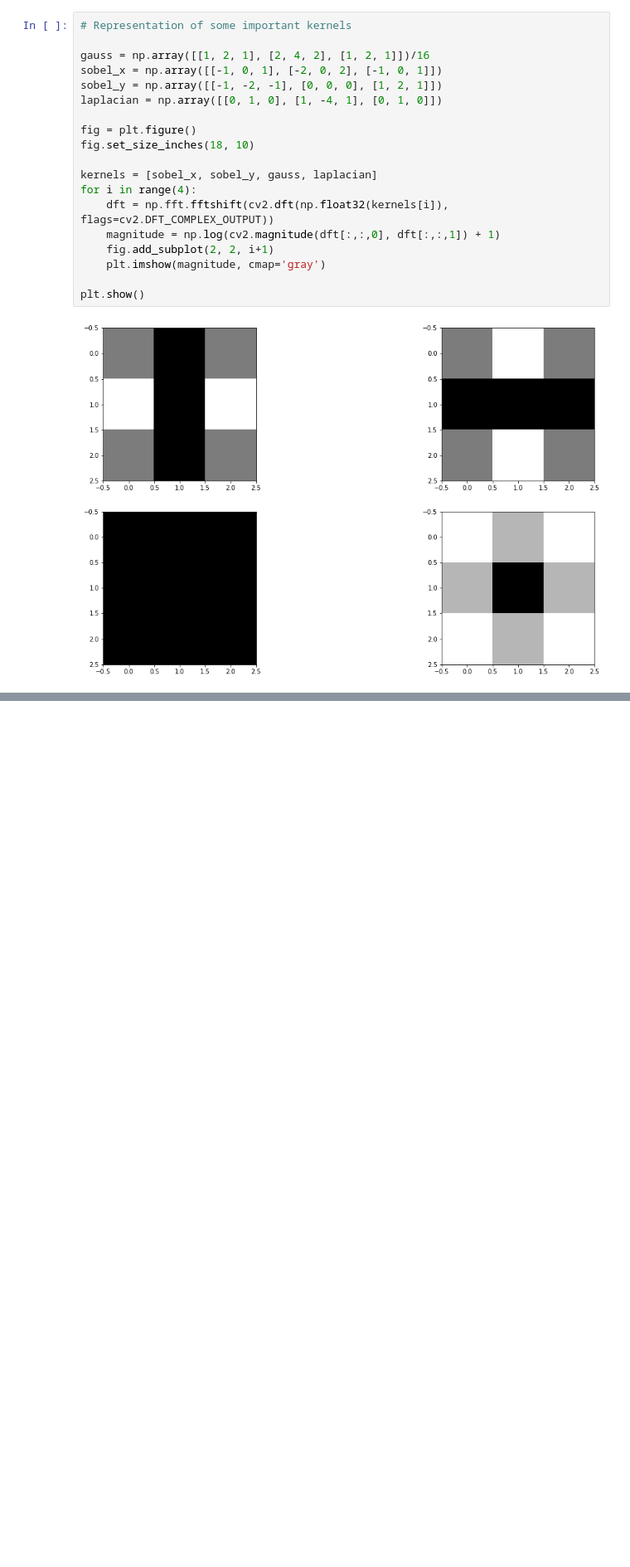
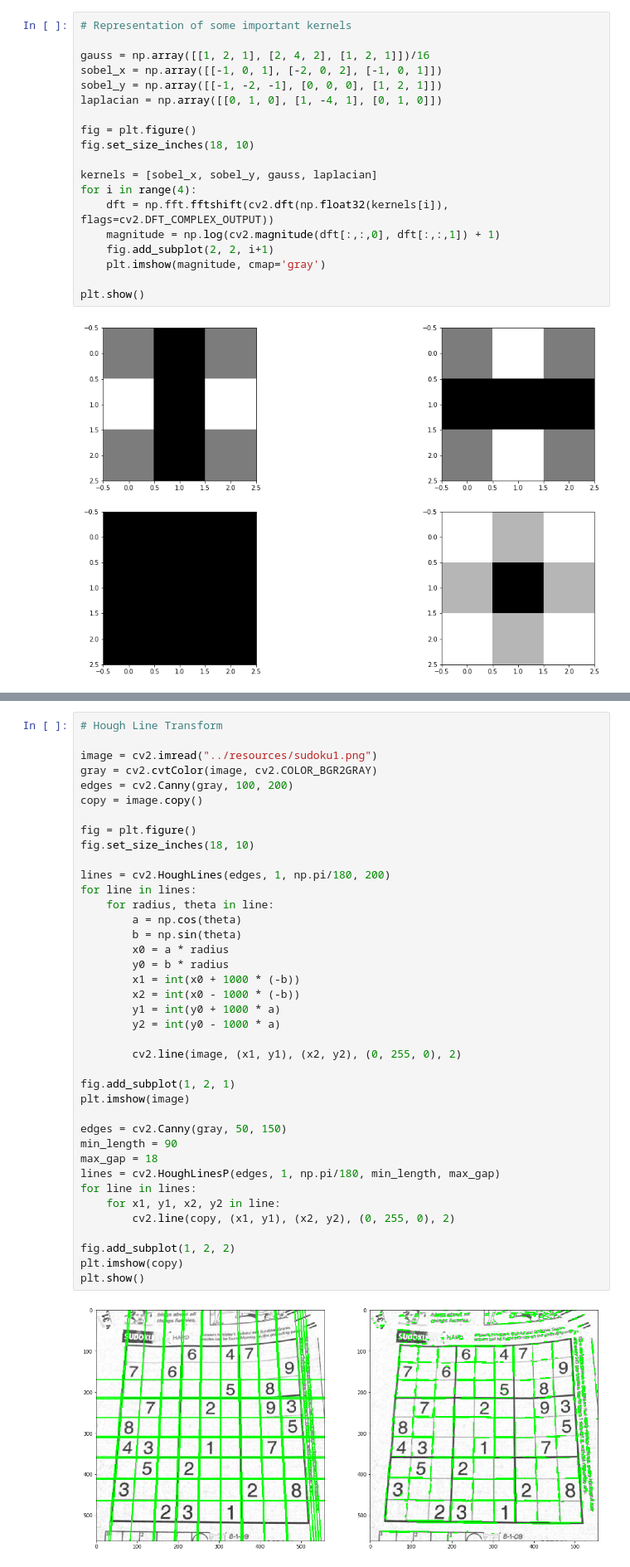
Before and after one commit to mananpal1997/Practical-OpenCV-Guide, a Jupyter notebook: OpenCV_Brief_Guide/4_MathematicalTransforms.ipynb, the cells around one changed output, grey strips where cells are left out. Shown at 83% size. Drawn from its saved outputs; the diff is of its cells as text; blank space fills up the shorter version.

Commit message:
hough transform added, plus minor updated

```diff
--- a/OpenCV_Brief_Guide/4_MathematicalTransforms.ipynb
+++ b/OpenCV_Brief_Guide/4_MathematicalTransforms.ipynb
@@ -86,0 +90,41 @@ plt.show()
+# %%
+# Hough Line Transform
+
+image = cv2.imread("../resources/sudoku1.png")
+gray = cv2.cvtColor(image, cv2.COLOR_BGR2GRAY)
+edges = cv2.Canny(gray, 100, 200)
+copy = image.copy()
+
+fig = plt.figure()
+fig.set_size_inches(18, 10)
+
+lines = cv2.HoughLines(edges, 1, np.pi/180, 200)
+for line in lines:
+    for radius, theta in line:
+        a = np.cos(theta)
+        b = np.sin(theta)
+        x0 = a * radius
+        y0 = b * radius
+        x1 = int(x0 + 1000 * (-b))
+        x2 = int(x0 - 1000 * (-b))
+        y1 = int(y0 + 1000 * a)
+        y2 = int(y0 - 1000 * a)
+
+        cv2.line(image, (x1, y1), (x2, y2), (0, 255, 0), 2)
+
+fig.add_subplot(1, 2, 1)
+plt.imshow(image)
+
+edges = cv2.Canny(gray, 50, 150)
+min_length = 90
+max_gap = 18
+lines = cv2.HoughLinesP(edges, 1, np.pi/180, min_length, max_gap)
+for line in lines:
+    for x1, y1, x2, y2 in line:
+        cv2.line(copy, (x1, y1), (x2, y2), (0, 255, 0), 2)
+
+fig.add_subplot(1, 2, 2)
+plt.imshow(copy)
+plt.show()
+# %% [output]
+[figure, added]
```
Also changed, not shown: parts of 4 cells of this notebook, 5 other files.
